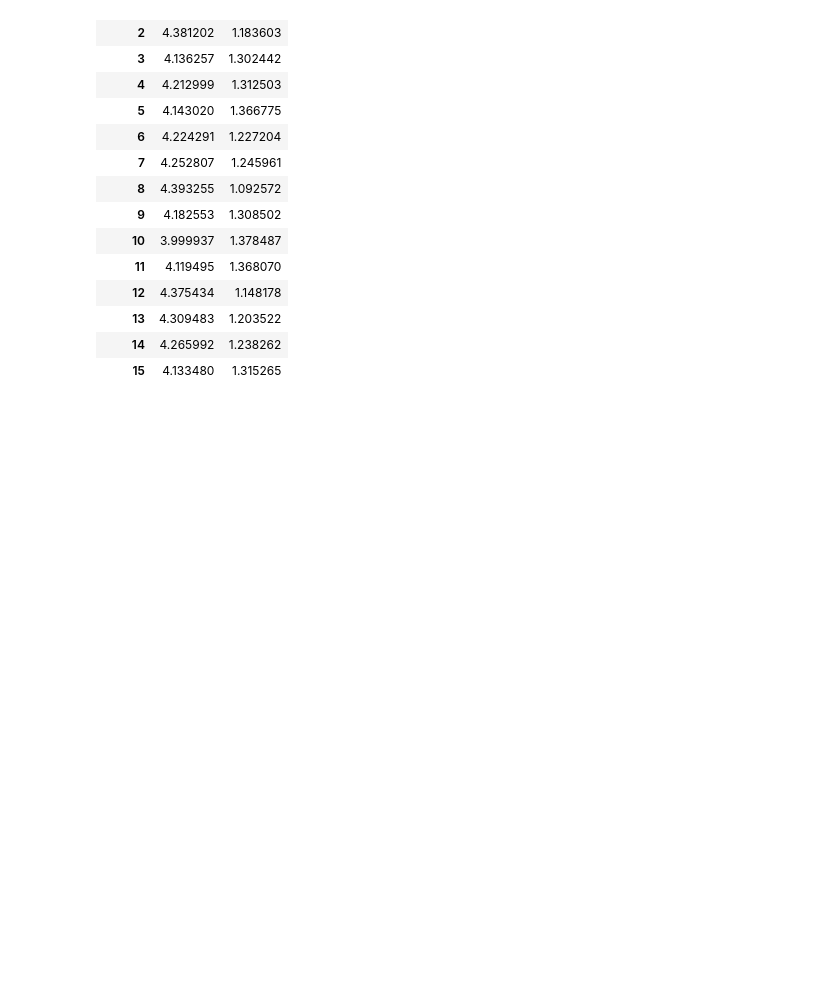
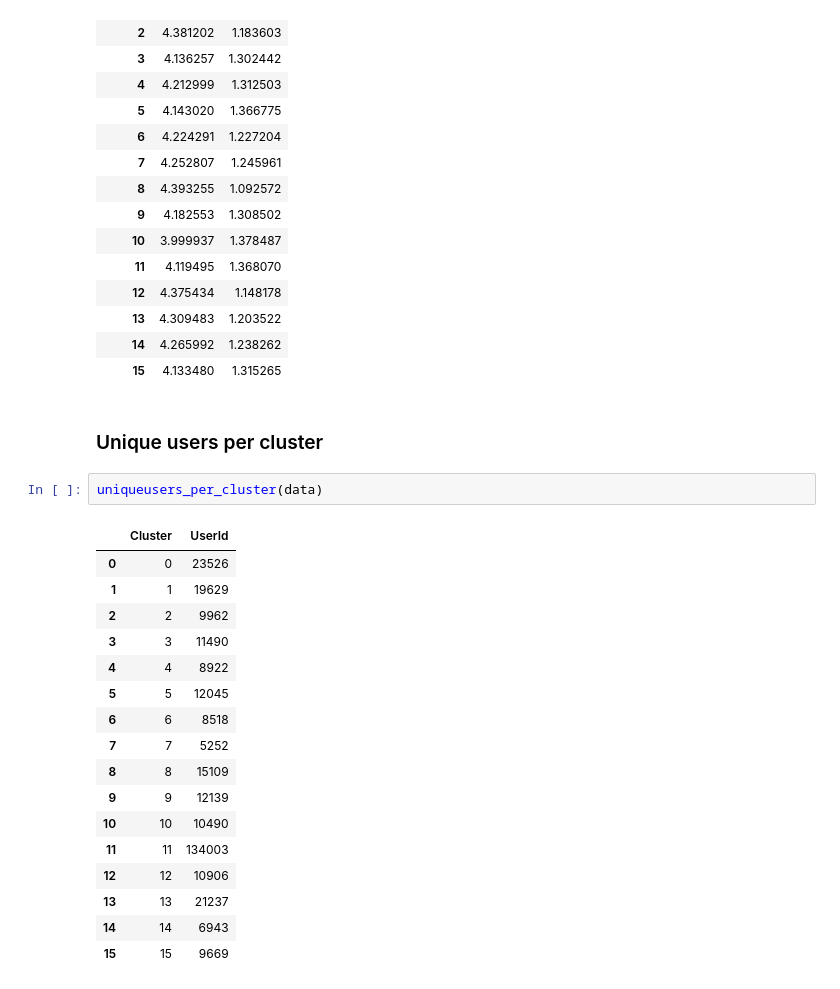
Before and after one commit to mikcnt/adm-homework-4, a Jupyter notebook: main.ipynb, the cells around one changed output. Cells and saved outputs as stored; diff of their text form; blank space fills up the shorter version.

Commit message:
Unique users per cluster

```diff
--- a/main.ipynb
+++ b/main.ipynb
@@ -175,3 +175,25 @@ data.groupby('Cluster').agg({'Score':['mean','std']})
 | 13 | 4.309483 | 1.203522 |
 | 14 | 4.265992 | 1.238262 |
 | 15 | 4.133480 | 1.315265 |
+# %% [markdown]
+### Unique users per cluster
+# %%
+uniqueusers_per_cluster(data)
+# %% [output]
+|  | Cluster | UserId |
+| 0 | 0 | 23526 |
+| 1 | 1 | 19629 |
+| 2 | 2 | 9962 |
+| 3 | 3 | 11490 |
+| 4 | 4 | 8922 |
+| 5 | 5 | 12045 |
+| 6 | 6 | 8518 |
+| 7 | 7 | 5252 |
+| 8 | 8 | 15109 |
+| 9 | 9 | 12139 |
+| 10 | 10 | 10490 |
+| 11 | 11 | 134003 |
+| 12 | 12 | 10906 |
+| 13 | 13 | 21237 |
+| 14 | 14 | 6943 |
+| 15 | 15 | 9669 |
```
Also changed, not shown: parts of 1 cell of this notebook, 1 other file.
